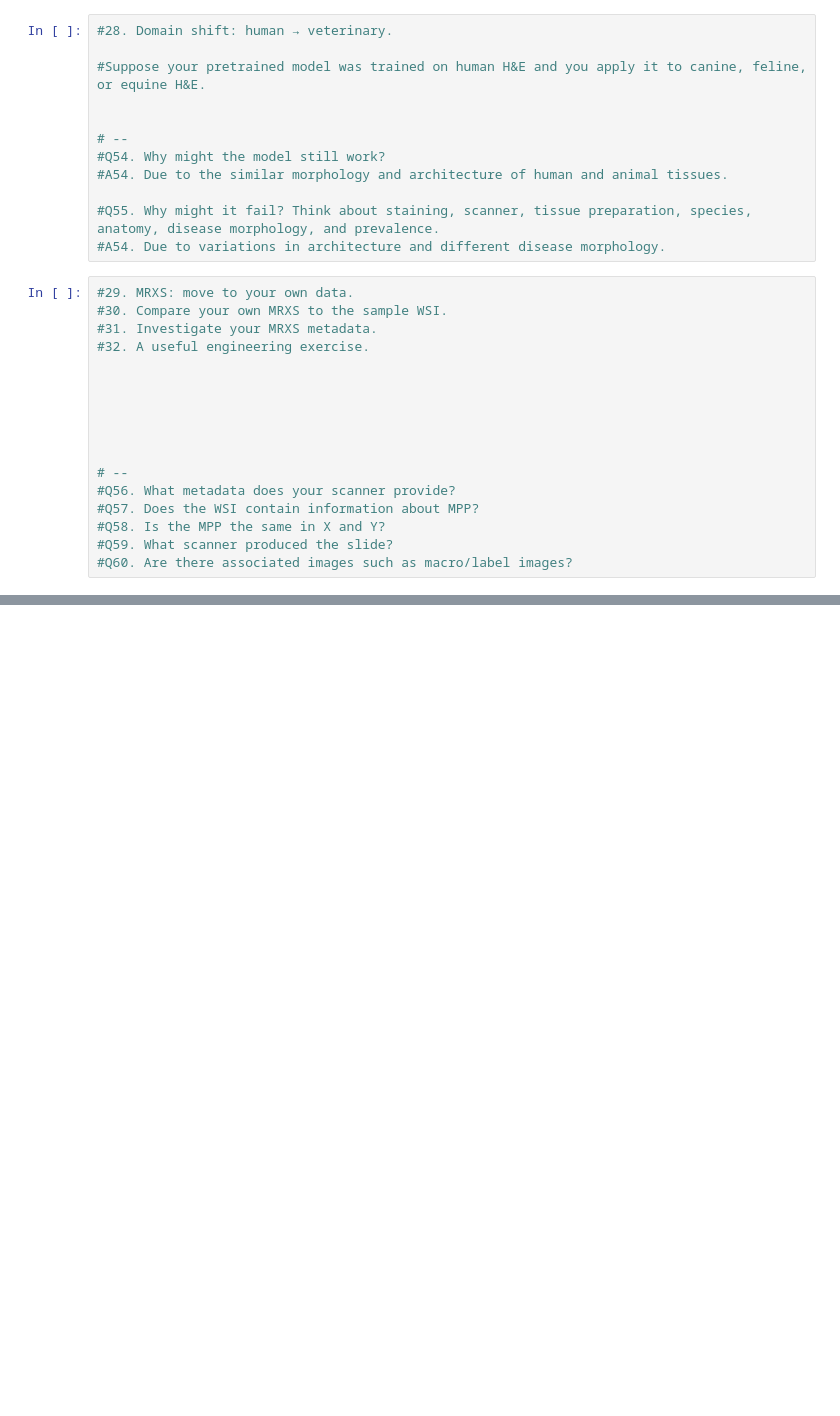
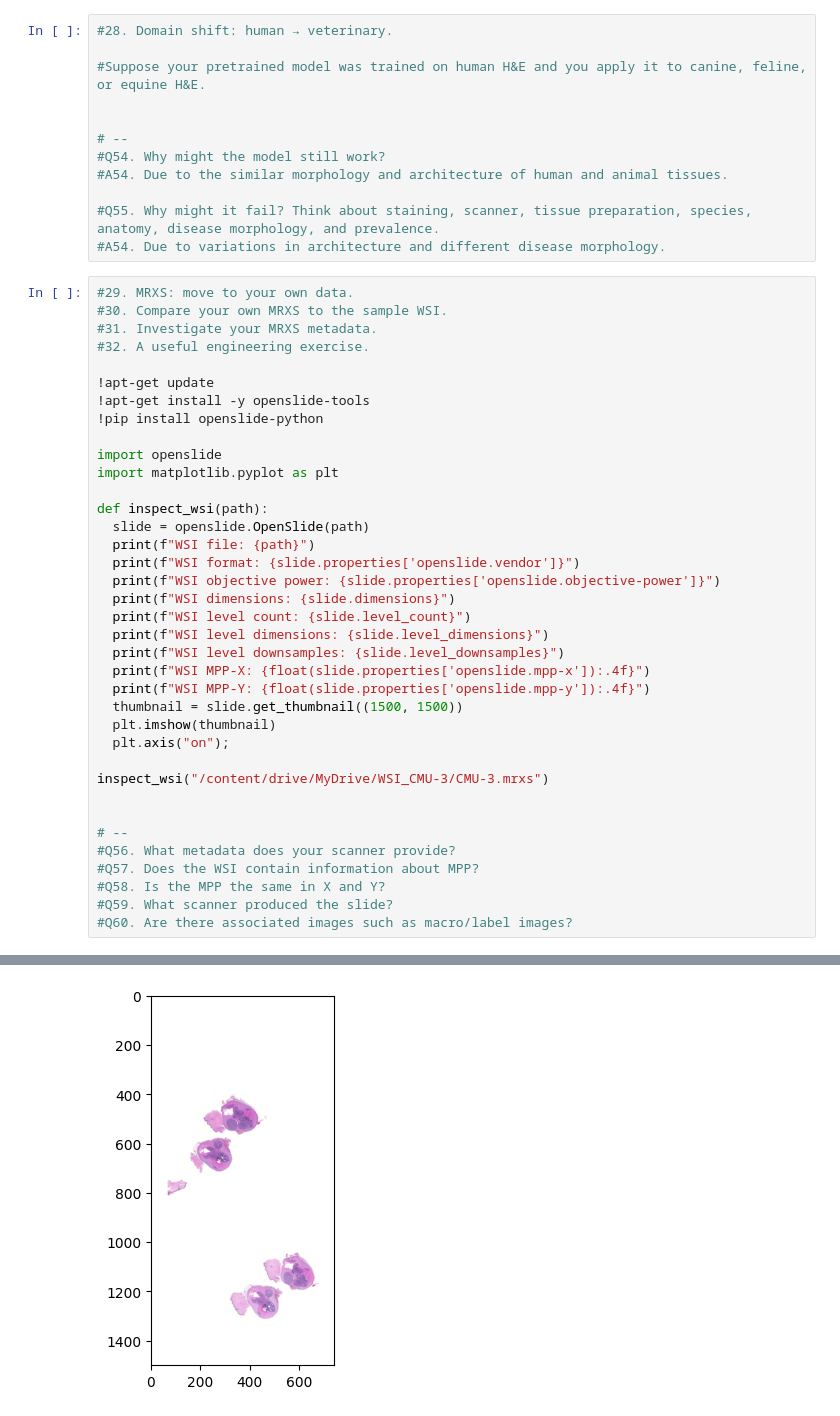
Before and after one commit to PierreCr/Computational-Pathology, a Jupyter notebook: Mini_project_in_Computational_Pathology_Part_2.ipynb, the cells around one changed output, grey strips where cells are left out. Drawn from its saved outputs; the diff is of its cells as text; blank space fills up the shorter version.

```diff
--- a/Mini_project_in_Computational_Pathology_Part_2.ipynb
+++ b/Mini_project_in_Computational_Pathology_Part_2.ipynb
@@ -529,9 +529,29 @@ plt.show()
 #31. Investigate your MRXS metadata.
 #32. A useful engineering exercise.
 
+!apt-get update
+!apt-get install -y openslide-tools
+!pip install openslide-python
 
+import openslide
+import matplotlib.pyplot as plt
 
+def inspect_wsi(path):
+  slide = openslide.OpenSlide(path)
+  print(f"WSI file: {path}")
+  print(f"WSI format: {slide.properties['openslide.vendor']}")
+  print(f"WSI objective power: {slide.properties['openslide.objective-power']}")
+  print(f"WSI dimensions: {slide.dimensions}")
+  print(f"WSI level count: {slide.level_count}")
+  print(f"WSI level dimensions: {slide.level_dimensions}")
+  print(f"WSI level downsamples: {slide.level_downsamples}")
+  print(f"WSI MPP-X: {float(slide.properties['openslide.mpp-x']):.4f}")
+  print(f"WSI MPP-Y: {float(slide.properties['openslide.mpp-y']):.4f}")
+  thumbnail = slide.get_thumbnail((1500, 1500))
+  plt.imshow(thumbnail)
+  plt.axis("on");
 
+inspect_wsi("/content/drive/MyDrive/WSI_CMU-3/CMU-3.mrxs")
 
 
 # --
@@ -540,3 +560,4 @@ plt.show()
 #Q58. Is the MPP the same in X and Y?
 #Q59. What scanner produced the slide?
 #Q60. Are there associated images such as macro/label images?
+# %% [output]
@@ -542,0 +573 @@ plt.show()
+[figure, added]
```
Also changed, not shown: parts of 1 cell of this notebook.
